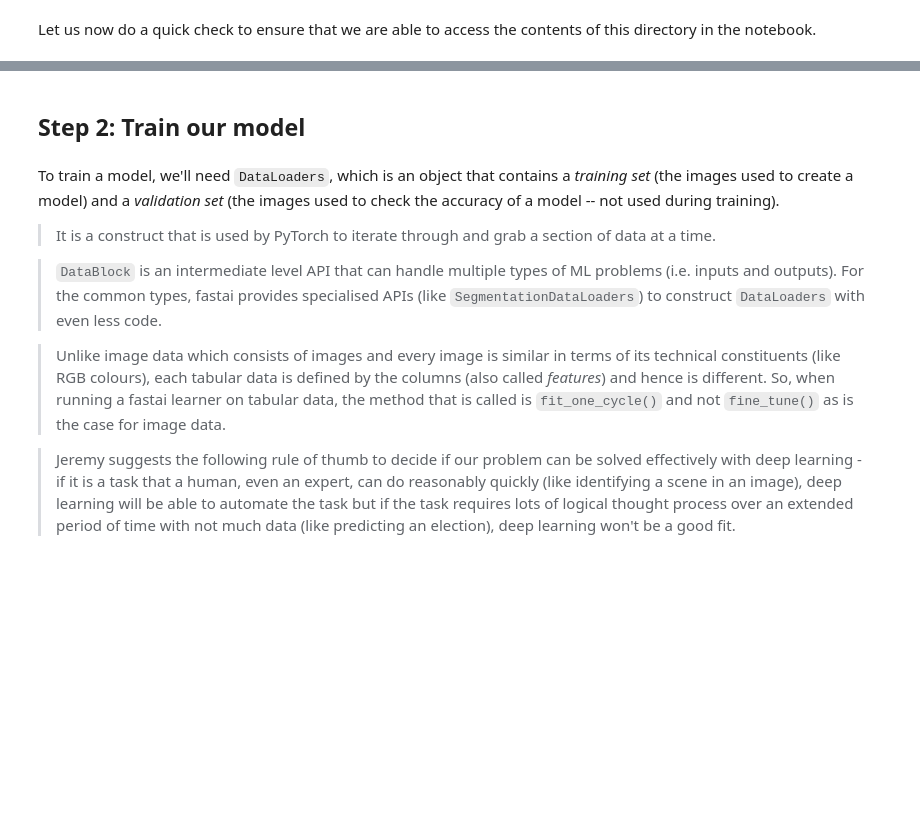
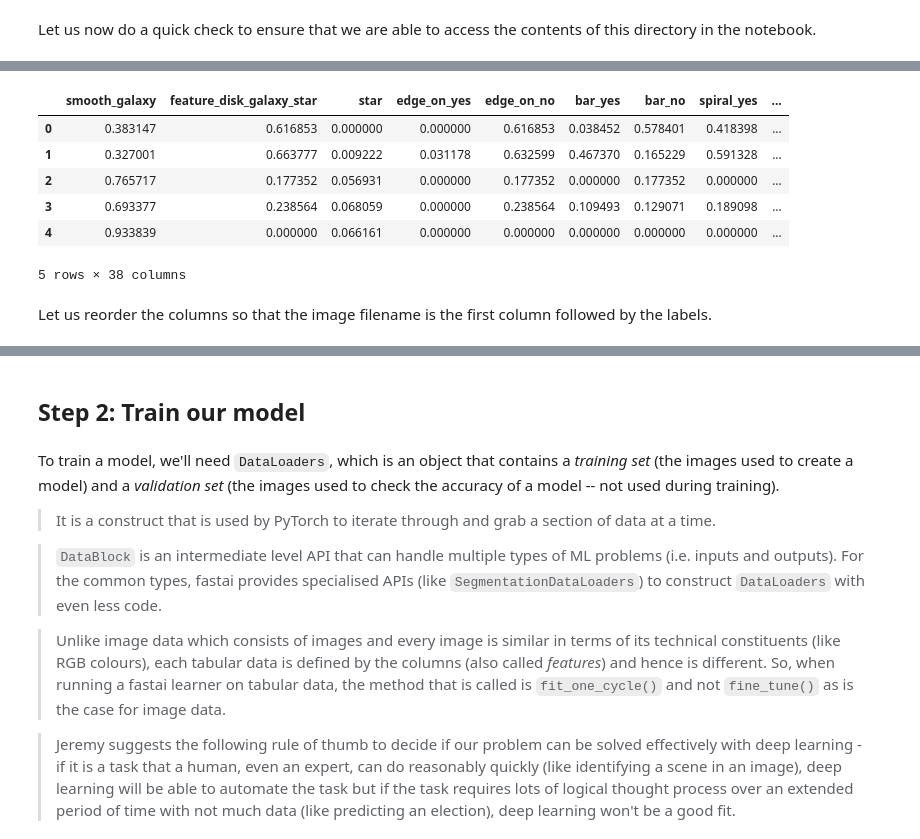
Before and after one commit to kaletejas2006/fastai-with-astronomy, a Jupyter notebook: nbs/fastai_with_astronomy_a_galaxy_zoo_experiment.ipynb, the cells around one changed output, grey strips where cells are left out. Saved outputs shown, nothing was run; the diff lists cells and outputs as text; code cells hidden in the pictures; blank space fills up the shorter version.

```diff
--- a/nbs/fastai_with_astronomy_a_galaxy_zoo_experiment.ipynb
+++ b/nbs/fastai_with_astronomy_a_galaxy_zoo_experiment.ipynb
@@ -182,0 +222,53 @@ for o in searches:
+# %%
+column_name_mapping: dict = {
+    "Class1.1": "smooth_galaxy",
+    "Class1.2": "feature_disk_galaxy_star",
+    "Class1.3": "star",
+    "Class2.1": "edge_on_yes",
+    "Class2.2": "edge_on_no",
+    "Class3.1": "bar_yes",
+    "Class3.2": "bar_no",
+    "Class4.1": "spiral_yes",
+    "Class4.2": "spiral_no",
+    "Class5.1": "no_bulge",
+    "Class5.2": "noticeable_bulge",
+    "Class5.3": "obvious_bulge",
+    "Class5.4": "dominant_bulge",
+    "Class6.1": "something_odd_yes",
+    "Class6.2": "something_odd_no",
+    "Class7.1": "round",
+    "Class7.2": "in_between",
+    "Class7.3": "cigar",
+    "Class8.1": "ring",
+    "Class8.2": "lens_arc",
+    "Class8.3": "disturbed",
+    "Class8.4": "irregular",
+    "Class8.5": "other",
+    "Class8.6": "merger",
+    "Class8.7": "dust_lane",
+    "Class9.1": "edge_on_rounded_bulge",
+    "Class9.2": "edge_on_boxy_bulge",
+    "Class9.3": "edge_on_no_bulge",
+    "Class10.1": "tight_spiral_arms",
+    "Class10.2": "medium_spiral_arms",
+    "Class10.3": "loose_spiral_arms",
+    "Class11.1": "num_arms_1",
+    "Class11.2": "num_arms_2",
+    "Class11.3": "num_arms_3",
+    "Class11.4": "num_arms_4",
+    "Class11.5": "num_arms_gt_4",
+    "Class11.6": "num_arms_cant_tell"
+}
+# %%
+training_labels = training_labels.rename(columns=column_name_mapping)
+training_labels.head()
+# %% [output]
+|  | smooth_galaxy | feature_disk_galaxy_star | star | edge_on_yes | edge_on_no | bar_yes | bar_no | spiral_yes | ... |
+| 0 | 0.383147 | 0.616853 | 0.000000 | 0.000000 | 0.616853 | 0.038452 | 0.578401 | 0.418398 | ... |
+| 1 | 0.327001 | 0.663777 | 0.009222 | 0.031178 | 0.632599 | 0.467370 | 0.165229 | 0.591328 | ... |
+| 2 | 0.765717 | 0.177352 | 0.056931 | 0.000000 | 0.177352 | 0.000000 | 0.177352 | 0.000000 | ... |
+| 3 | 0.693377 | 0.238564 | 0.068059 | 0.000000 | 0.238564 | 0.109493 | 0.129071 | 0.189098 | ... |
+| 4 | 0.933839 | 0.000000 | 0.066161 | 0.000000 | 0.000000 | 0.000000 | 0.000000 | 0.000000 | ... |
+5 rows × 38 columns
+# %% [markdown]
+Let us reorder the columns so that the image filename is the first column followed by the labels.
```
Also changed, not shown: parts of 25 cells of this notebook, 1 other file.
